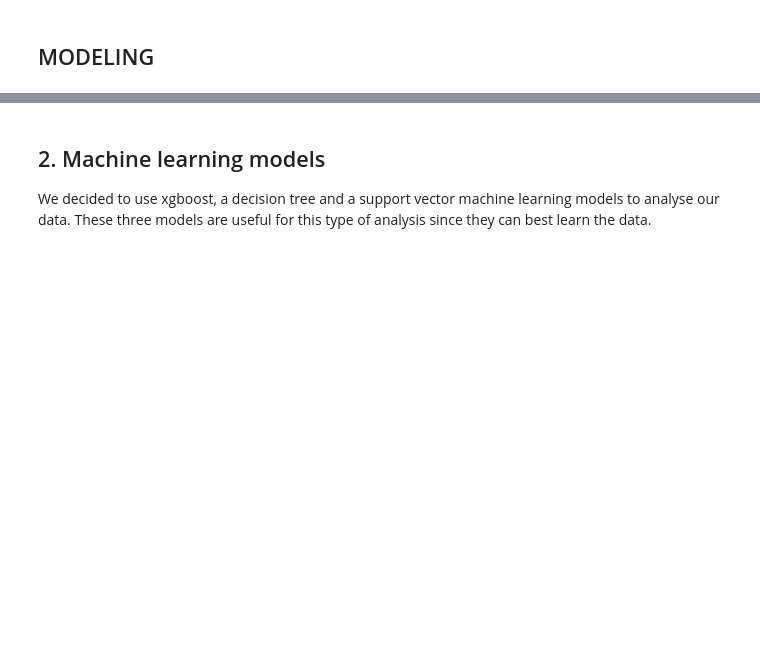
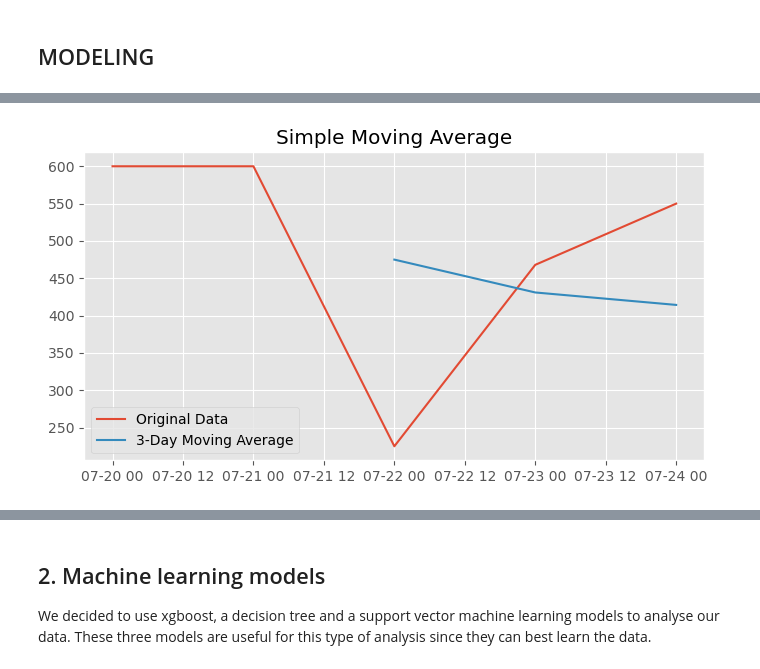
Before and after one commit to JOHNMARK-cmd/phase5project, a Jupyter notebook: GROUP-SIX.ipynb, the cells around one changed output, grey strips where cells are left out. Saved outputs shown, nothing was run; the diff lists cells and outputs as text; code cells hidden in the pictures; blank space fills up the shorter version.

```diff
--- a/GROUP-SIX.ipynb
+++ b/GROUP-SIX.ipynb
@@ -816,0 +954,28 @@ plt.show()
+# %%
+import matplotlib.pyplot as plt
+
+# Sample data with only five observations
+data = {
+    'Date': pd.date_range(start='2022-07-20', periods=5, freq='D'),
+    'value': [600, 600, 225, 468, 550],
+}
+
+# Create a DataFrame
+df = pd.DataFrame(data)
+
+# Set the 'Date' column as the index
+df.set_index('Date', inplace=True)
+
+# Calculate a simple moving average with a window of 3 (adjust as needed)
+window = 3
+df['moving_average'] = df['value'].rolling(window=window).mean()
+
+# Plot the original data and moving average
+plt.figure(figsize=(8, 4))
+plt.plot(df.index, df['value'], label='Original Data')
+plt.plot(df.index, df['moving_average'], label=f'{window}-Day Moving Average')
+plt.title('Simple Moving Average')
+plt.legend()
+plt.show()
+# %% [output]
+[figure, added]
```
Also changed, not shown: parts of 67 cells of this notebook.
